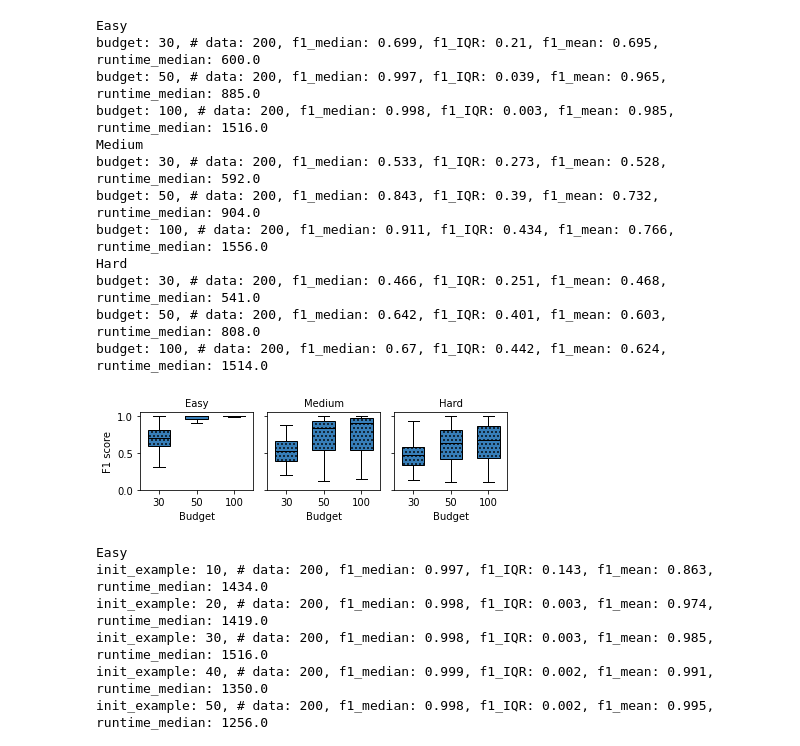
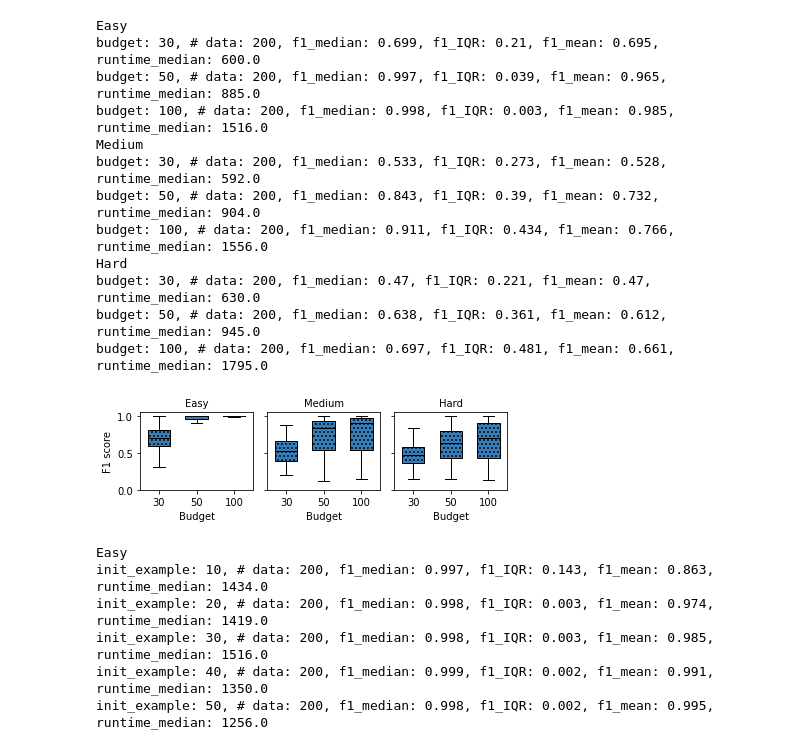
Before and after one commit to uwdb/EQUI-VOCAL, a Jupyter notebook: experiments/analysis/scene_graph-k_1000-lambda_0.001.ipynb, the cells around one changed output. Drawn from its saved outputs; the diff is of its cells as text; code cells hidden in the pictures.

```diff
--- a/experiments/analysis/scene_graph-k_1000-lambda_0.001.ipynb
+++ b/experiments/analysis/scene_graph-k_1000-lambda_0.001.ipynb
@@ -13,9 +13,9 @@ CB_color_cycle = ['#377eb8', '#ff7f00', '#4daf4a',
 # %%
 def plot_scene_graph():
     dataset_names = [
-        "synthetic_scene_graph_without_duration-npred_3-nattr_pred_1-depth_1-40",
-        "synthetic_scene_graph_without_duration-npred_5-nattr_pred_2-40",
-        "synthetic_scene_graph_with_duration-npred_5-nattr_pred_2-new-40"
+        "synthetic_scene_graph_easy",
+        "synthetic_scene_graph_medium",
+        "synthetic_scene_graph_hard_v2"
     ]
     short_names = ["Easy", "Medium", "Hard"]
 #     short_names = ["hard", "hard"]
@@ -23,7 +23,7 @@ def plot_scene_graph():
 
     for dataset_idx, (dataset_name, short_name) in enumerate(zip(dataset_names, short_names)):
         print(short_name)
-        exp_dir = "/gscratch/balazinska/enhaoz/complex_event_video/src/quivr/outputs/{}".format(dataset_name)
+        exp_dir = "/gscratch/balazinska/enhaoz/complex_event_video/outputs/{}".format(dataset_name)
 
         budgets = [30, 50, 100]
         handles_f1 = []
@@ -70,38 +70,38 @@ def plot_scene_graph():
 #         bp_runtime = axs[1, dataset_idx].boxplot(runtime_data,
 #                        positions=np.array(range(len(runtime_data))),
 #                        sym='.', widths=0.6, showfliers=False, patch_artist=True, boxprops=dict(facecolor=CB_color_cycle[0], hatch = '...'),
 #                        medianprops = dict(color='black'))
         handles_f1.append(bp_f1["boxes"][0])
 #         handles_runtime.append(bp_runtime["boxes"][0])
 
         axs[dataset_idx].set(xlabel="Budget", ylabel="F1 score")
         axs[dataset_idx].set_ylim(bottom=0, top=1.05)
         axs[dataset_idx].set_xticks(range(0, len(budgets), 1), budgets)
 
 #         axs[1, dataset_idx].set(xlabel="budget", ylabel="Time (s)")
 #         axs[1, dataset_idx].set_xticks(range(0, len(budgets), 1), budgets)
         axs[dataset_idx].set_title(short_name, fontsize=10)
     for ax in axs.flat:
         ax.label_outer()
     plt.subplots_adjust(bottom=0.15)
     fig.tight_layout()
-    plt.savefig("figures/scene_graph_queries.pdf", bbox_inches='tight', pad_inches=0, dpi=600)
+#     plt.savefig("figures/scene_graph_queries.pdf", bbox_inches='tight', pad_inches=0, dpi=600)
 
 plot_scene_graph()
 # %% [output]
 Easy
 budget: 30, # data: 200, f1_median: 0.699, f1_IQR: 0.21, f1_mean: 0.695, runtime_median: 600.0
 budget: 50, # data: 200, f1_median: 0.997, f1_IQR: 0.039, f1_mean: 0.965, runtime_median: 885.0
 budget: 100, # data: 200, f1_median: 0.998, f1_IQR: 0.003, f1_mean: 0.985, runtime_median: 1516.0
 Medium
 budget: 30, # data: 200, f1_median: 0.533, f1_IQR: 0.273, f1_mean: 0.528, runtime_median: 592.0
 budget: 50, # data: 200, f1_median: 0.843, f1_IQR: 0.39, f1_mean: 0.732, runtime_median: 904.0
 budget: 100, # data: 200, f1_median: 0.911, f1_IQR: 0.434, f1_mean: 0.766, runtime_median: 1556.0
 Hard
-budget: 30, # data: 200, f1_median: 0.466, f1_IQR: 0.251, f1_mean: 0.468, runtime_median: 541.0
-budget: 50, # data: 200, f1_median: 0.642, f1_IQR: 0.401, f1_mean: 0.603, runtime_median: 808.0
-budget: 100, # data: 200, f1_median: 0.67, f1_IQR: 0.442, f1_mean: 0.624, runtime_median: 1514.0
+budget: 30, # data: 200, f1_median: 0.47, f1_IQR: 0.221, f1_mean: 0.47, runtime_median: 630.0
+budget: 50, # data: 200, f1_median: 0.638, f1_IQR: 0.361, f1_mean: 0.612, runtime_median: 945.0
+budget: 100, # data: 200, f1_median: 0.697, f1_IQR: 0.481, f1_mean: 0.661, runtime_median: 1795.0
-[figure, old version]
+[figure, new version]
 # %%
 def vary_init_examples():
     dataset_names = ["synthetic_scene_graph_without_duration-npred_3-nattr_pred_1-depth_1-40",
```
Also changed, not shown: parts of 2 cells of this notebook, 17 other files.
